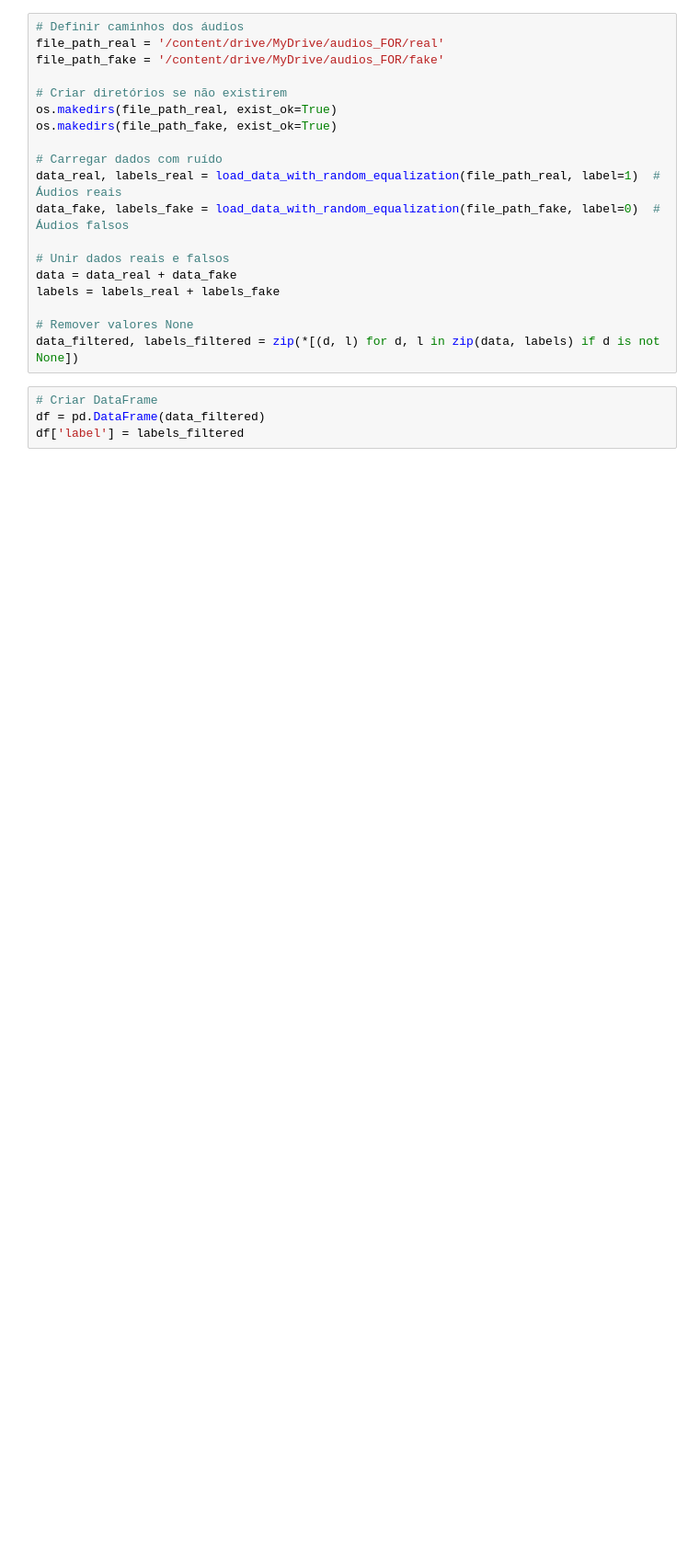
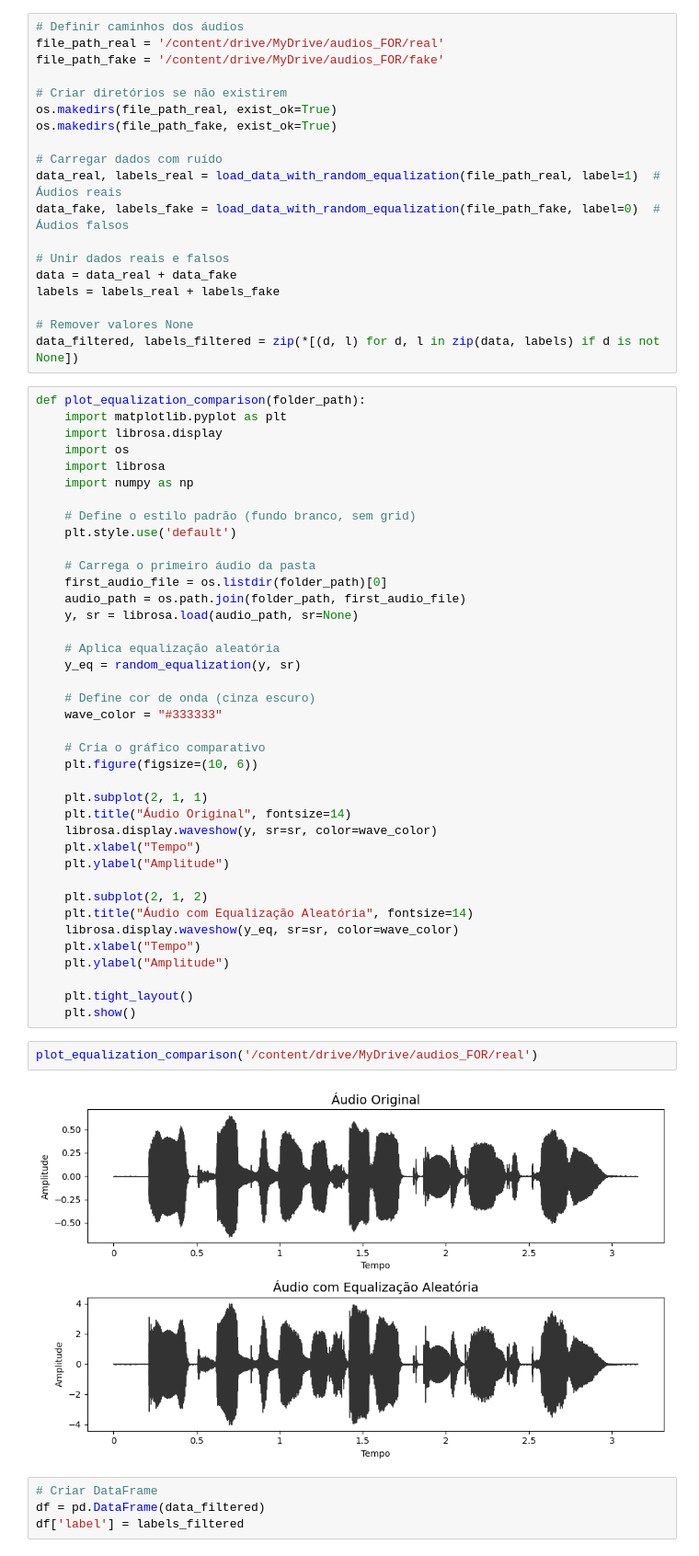
Before and after one commit to vitormunnizz/audio_for, a Jupyter notebook: Random_Equalization.ipynb, the cells around one changed output. Shown: that part at 92% size. Drawn from its saved outputs; the diff is of its cells as text; blank space fills up the shorter version.

```diff
--- a/Random_Equalization.ipynb
+++ b/Random_Equalization.ipynb
@@ -94,6 +97,49 @@ labels = labels_real + labels_fake
 
 # Remover valores None
 data_filtered, labels_filtered = zip(*[(d, l) for d, l in zip(data, labels) if d is not None])
+# %%
+def plot_equalization_comparison(folder_path):
+    import matplotlib.pyplot as plt
+    import librosa.display
+    import os
+    import librosa
+    import numpy as np
+
+    # Define o estilo padrão (fundo branco, sem grid)
+    plt.style.use('default')
+
+    # Carrega o primeiro áudio da pasta
+    first_audio_file = os.listdir(folder_path)[0]
+    audio_path = os.path.join(folder_path, first_audio_file)
+    y, sr = librosa.load(audio_path, sr=None)
+
+    # Aplica equalização aleatória
+    y_eq = random_equalization(y, sr)
+
+    # Define cor de onda (cinza escuro)
+    wave_color = "#333333"
+
+    # Cria o gráfico comparativo
+    plt.figure(figsize=(10, 6))
+
+    plt.subplot(2, 1, 1)
+    plt.title("Áudio Original", fontsize=14)
+    librosa.display.waveshow(y, sr=sr, color=wave_color)
+    plt.xlabel("Tempo")
+    plt.ylabel("Amplitude")
+
+    plt.subplot(2, 1, 2)
+    plt.title("Áudio com Equalização Aleatória", fontsize=14)
+    librosa.display.waveshow(y_eq, sr=sr, color=wave_color)
+    plt.xlabel("Tempo")
+    plt.ylabel("Amplitude")
+
+    plt.tight_layout()
+    plt.show()
+# %%
+plot_equalization_comparison('/content/drive/MyDrive/audios_FOR/real')
+# %% [output]
+[figure, added]
 # %%
 # Criar DataFrame
 df = pd.DataFrame(data_filtered)
```
Also changed, not shown: parts of 26 cells of this notebook.
